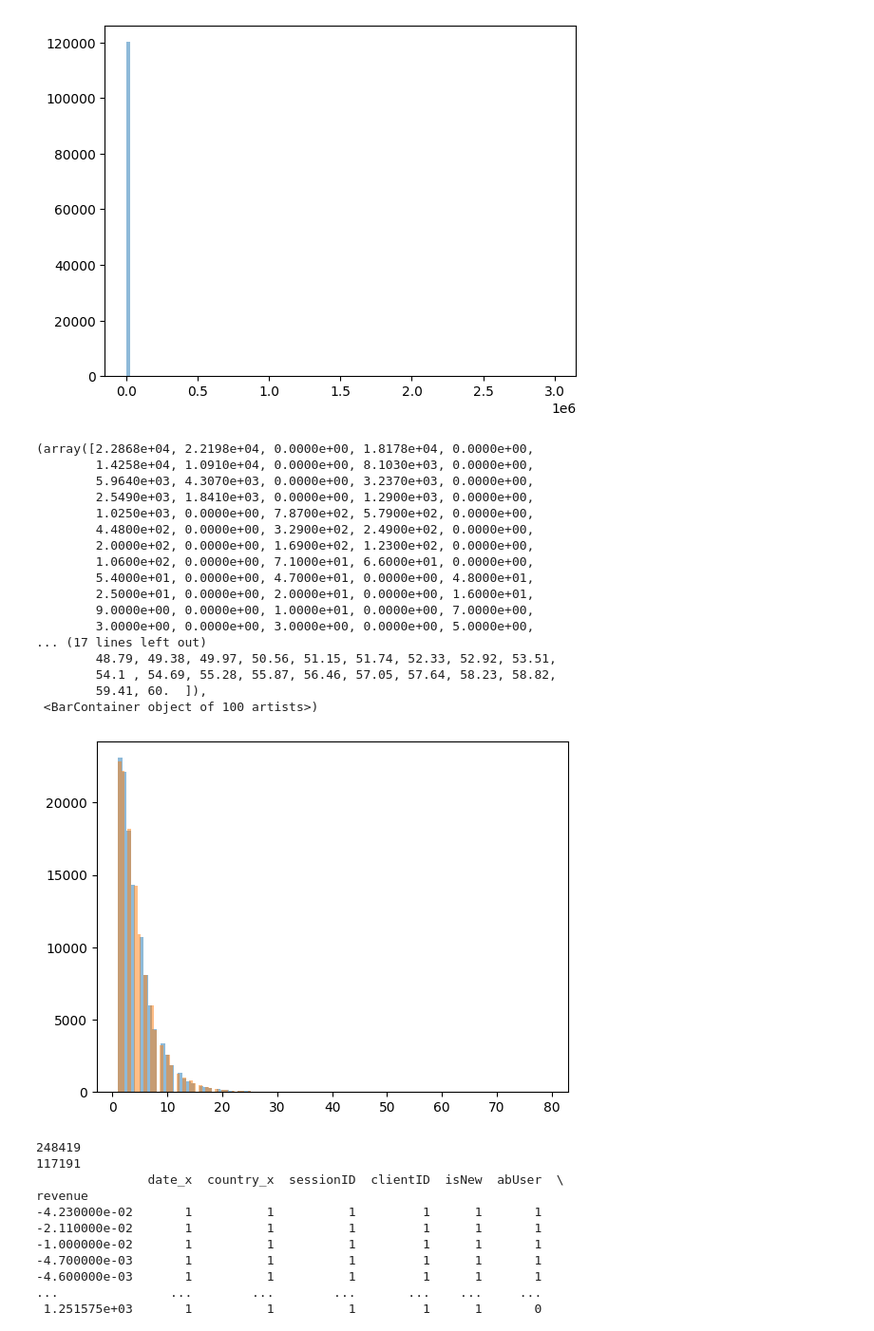
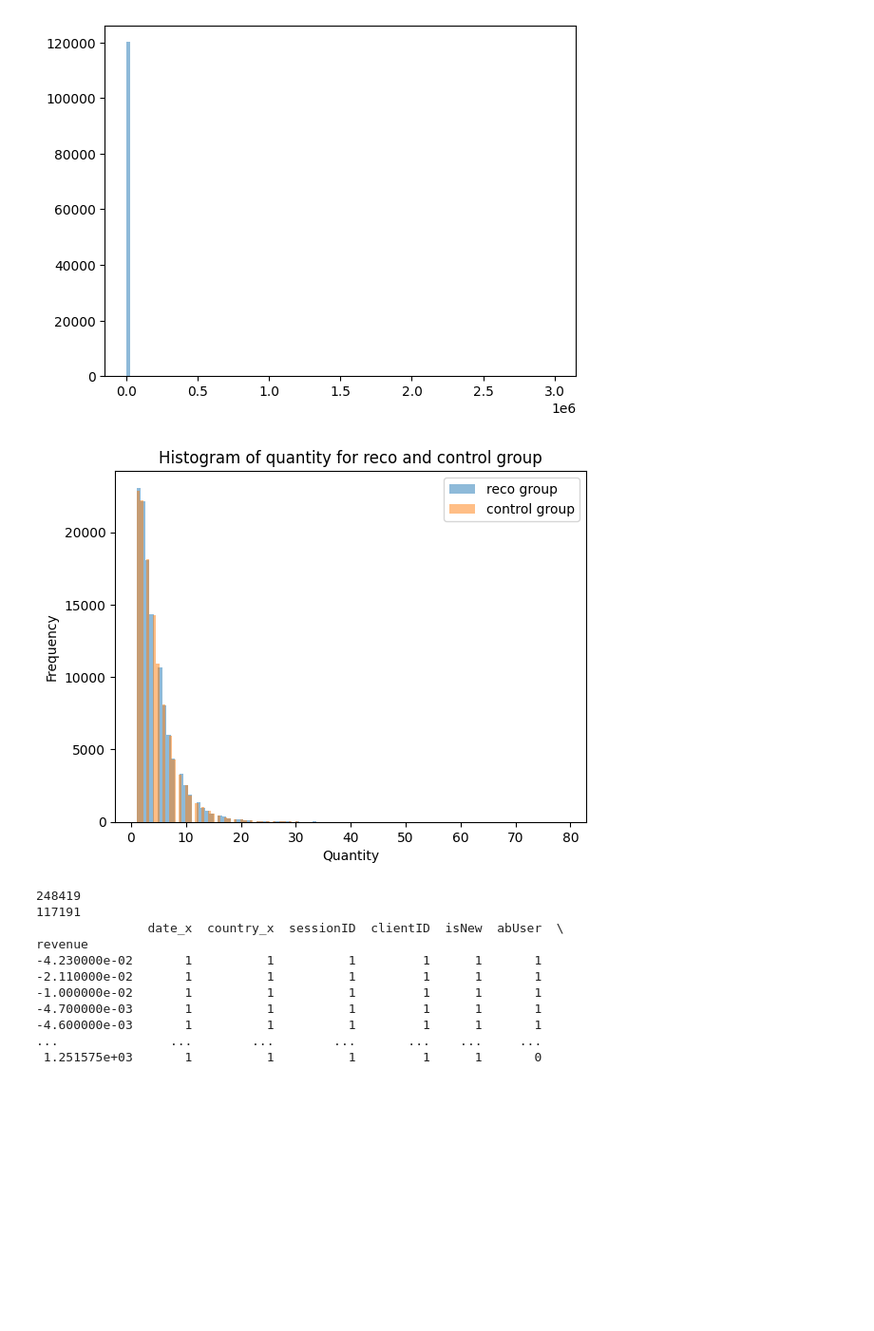
Before and after one commit to KlaraMartinaskova/notino, a Jupyter notebook: development_file.ipynb, the cells around one changed output. Shown at 95% size. Saved outputs shown, nothing was run; the diff lists cells and outputs as text; code cells hidden in the pictures; blank space fills up the shorter version.

```diff
--- a/development_file.ipynb
+++ b/development_file.ipynb
@@ -338,25 +338,13 @@ plt.hist(x = df_join['revenue'][df_join['abUser']==2], bins = 100,  alpha = 0.5,
 # %%
 plt.hist(x = df_join['quantity'][df_join['abUser']==1], bins = 100,  alpha = 0.5, label = 'reco group')
 plt.hist(x = df_join['quantity'][df_join['abUser']==2], bins = 100,  alpha = 0.5, label = 'control group')
+plt.xlabel('Quantity')
+plt.ylabel('Frequency')
+plt.legend(['reco group', 'control group'])
+plt.title('Histogram of quantity for reco and control group')
+plt.show()
 # %% [output]
-(array([2.2868e+04, 2.2198e+04, 0.0000e+00, 1.8178e+04, 0.0000e+00,
-        1.4258e+04, 1.0910e+04, 0.0000e+00, 8.1030e+03, 0.0000e+00,
-        5.9640e+03, 4.3070e+03, 0.0000e+00, 3.2370e+03, 0.0000e+00,
-        2.5490e+03, 1.8410e+03, 0.0000e+00, 1.2900e+03, 0.0000e+00,
-        1.0250e+03, 0.0000e+00, 7.8700e+02, 5.7900e+02, 0.0000e+00,
-        4.4800e+02, 0.0000e+00, 3.2900e+02, 2.4900e+02, 0.0000e+00,
-        2.0000e+02, 0.0000e+00, 1.6900e+02, 1.2300e+02, 0.0000e+00,
-        1.0600e+02, 0.0000e+00, 7.1000e+01, 6.6000e+01, 0.0000e+00,
-        5.4000e+01, 0.0000e+00, 4.7000e+01, 0.0000e+00, 4.8000e+01,
-        2.5000e+01, 0.0000e+00, 2.0000e+01, 0.0000e+00, 1.6000e+01,
-        9.0000e+00, 0.0000e+00, 1.0000e+01, 0.0000e+00, 7.0000e+00,
-        3.0000e+00, 0.0000e+00, 3.0000e+00, 0.0000e+00, 5.0000e+00,
-... (17 lines left out)
-        48.79, 49.38, 49.97, 50.56, 51.15, 51.74, 52.33, 52.92, 53.51,
-        54.1 , 54.69, 55.28, 55.87, 56.46, 57.05, 57.64, 58.23, 58.82,
-        59.41, 60.  ]),
- <BarContainer object of 100 artists>)
-[figure, old version]
+[figure, new version]
 # %%
 groubydfjoin = df_join.groupby(["revenue"]).count()
 
```
Also changed, not shown: parts of 5 cells of this notebook, 1 other file.
